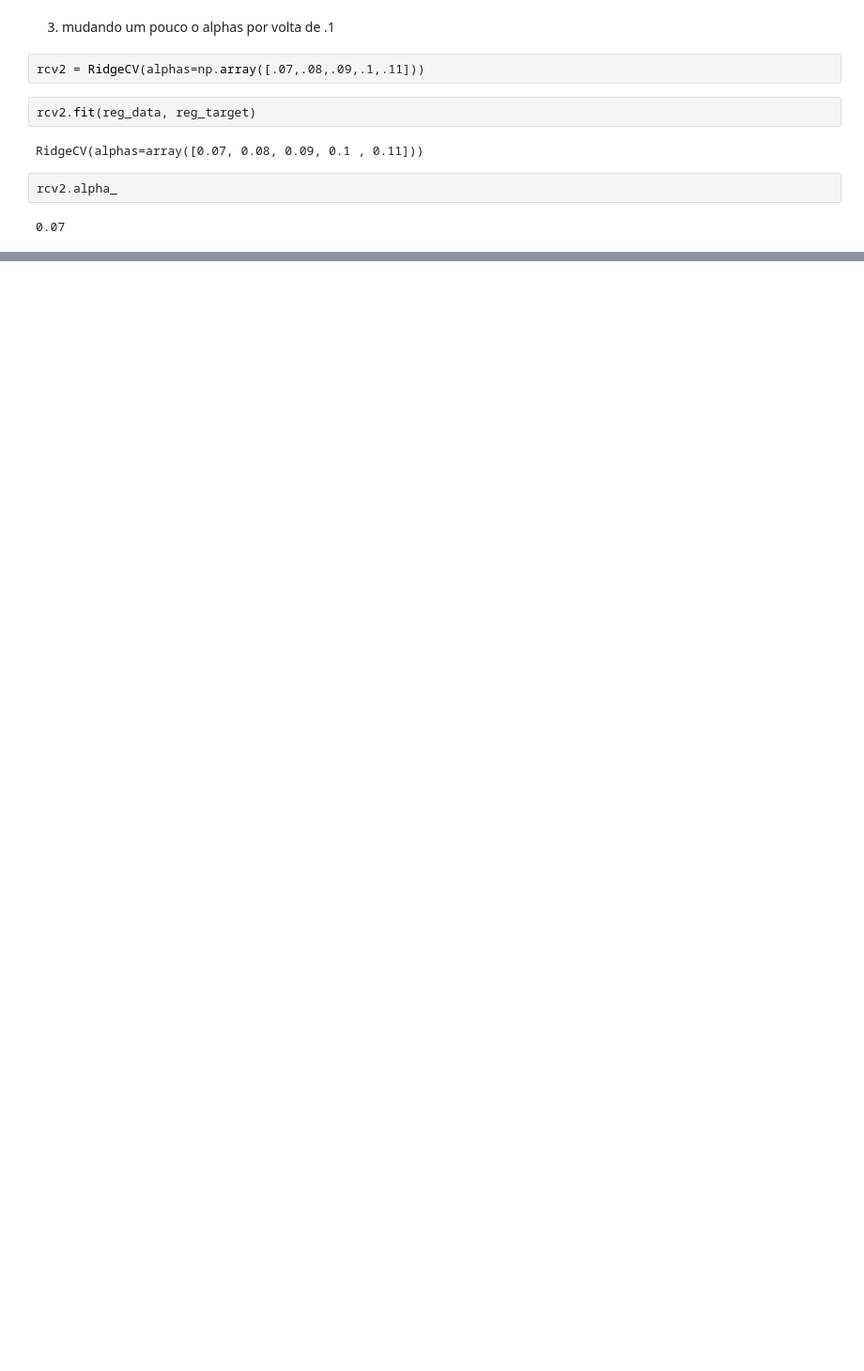
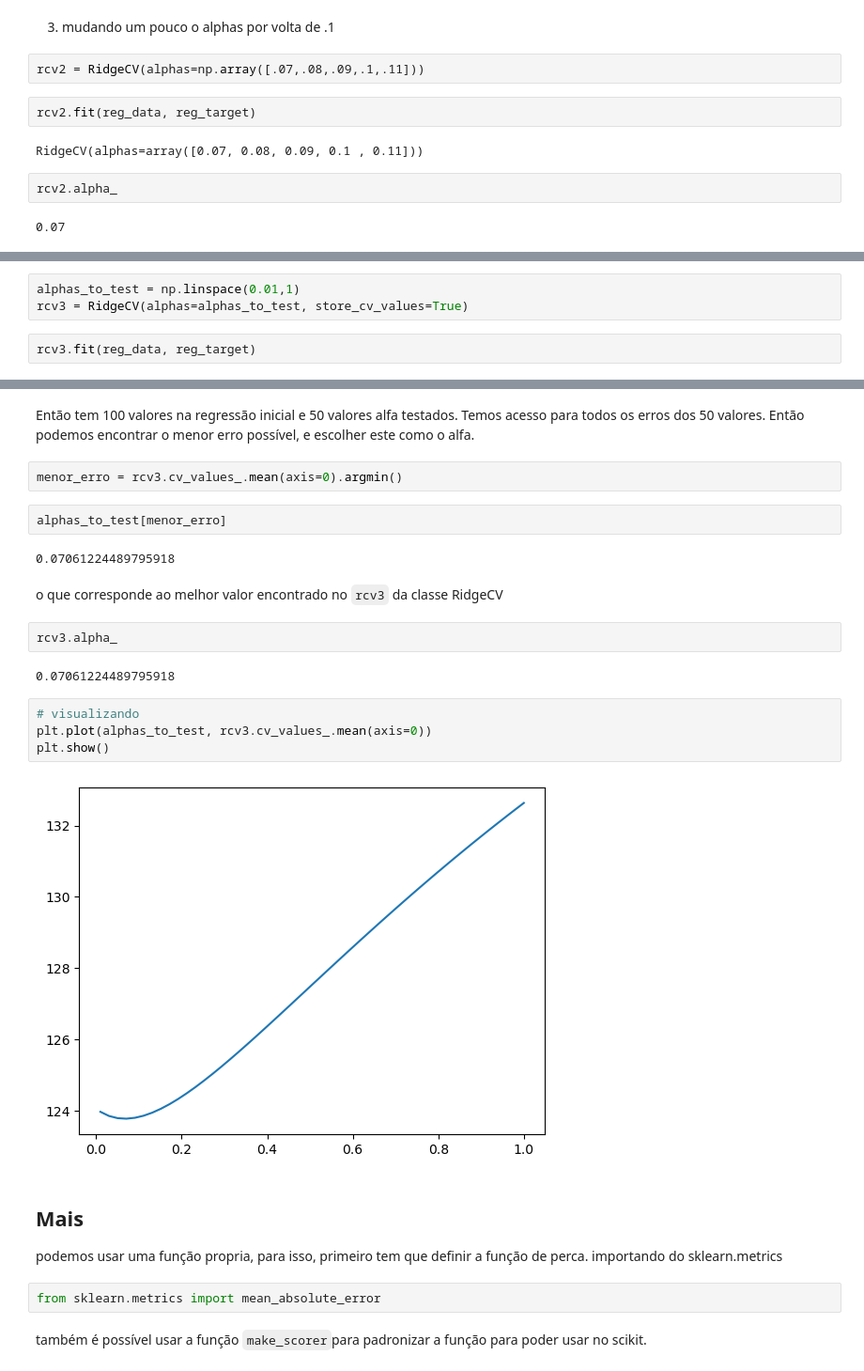
Before and after one commit to samirsaravia/AL-Calc, a Jupyter notebook: ML/scikit-learn/scikit_8.ipynb, the cells around one changed output, grey strips where cells are left out. Shown at 94% size. Drawn from its saved outputs; the diff is of its cells as text; blank space fills up the shorter version.

Commit message:
scikit 8-9

```diff
--- a/ML/scikit-learn/scikit_8.ipynb
+++ b/ML/scikit-learn/scikit_8.ipynb
@@ -164,0 +167,5 @@ rcv2.alpha_
+# %%
+alphas_to_test = np.linspace(0.01,1)
+rcv3 = RidgeCV(alphas=alphas_to_test, store_cv_values=True)
+# %%
+rcv3.fit(reg_data, reg_target)
@@ -164,0 +190,28 @@ rcv2.alpha_
+# %% [markdown]
+Então tem 100 valores na regressão inicial e 50 valores alfa testados. Temos acesso para todos os erros dos 50 valores. Então podemos encontrar o menor erro possível, e escolher este como o alfa.
+# %%
+menor_erro = rcv3.cv_values_.mean(axis=0).argmin()
+# %%
+alphas_to_test[menor_erro]
+# %% [output]
+0.07061224489795918
+# %% [markdown]
+o que corresponde ao melhor valor encontrado no `rcv3` da classe RidgeCV
+# %%
+rcv3.alpha_
+# %% [output]
+0.07061224489795918
+# %%
+# visualizando
+plt.plot(alphas_to_test, rcv3.cv_values_.mean(axis=0))
+plt.show()
+# %% [output]
+[figure, added]
+# %% [markdown]
+## Mais
+
+podemos usar uma função propria, para isso, primeiro tem que definir a função de perca. importando do sklearn.metrics
+# %%
+from sklearn.metrics import mean_absolute_error
+# %% [markdown]
+também é possível usar a função `make_scorer`para padronizar a função para poder usar no scikit.
```
Also changed, not shown: parts of 25 cells of this notebook, 1 other file.
